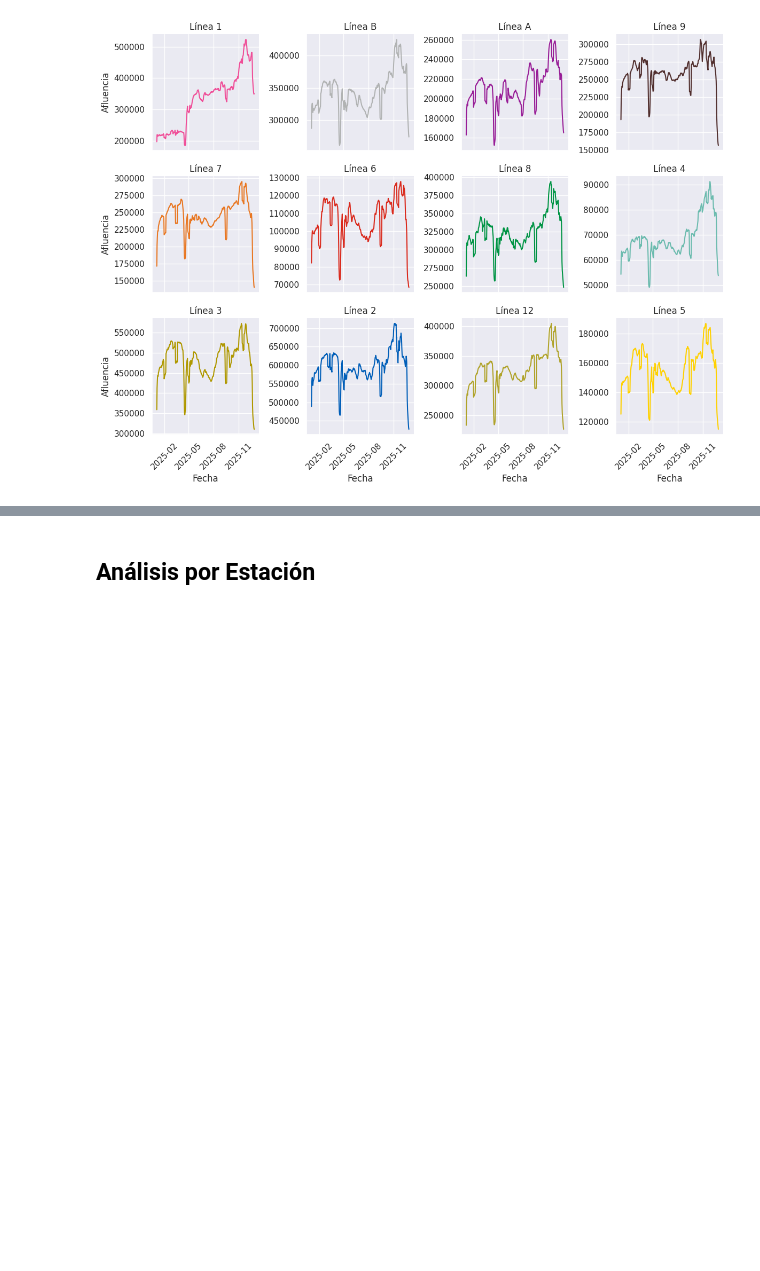
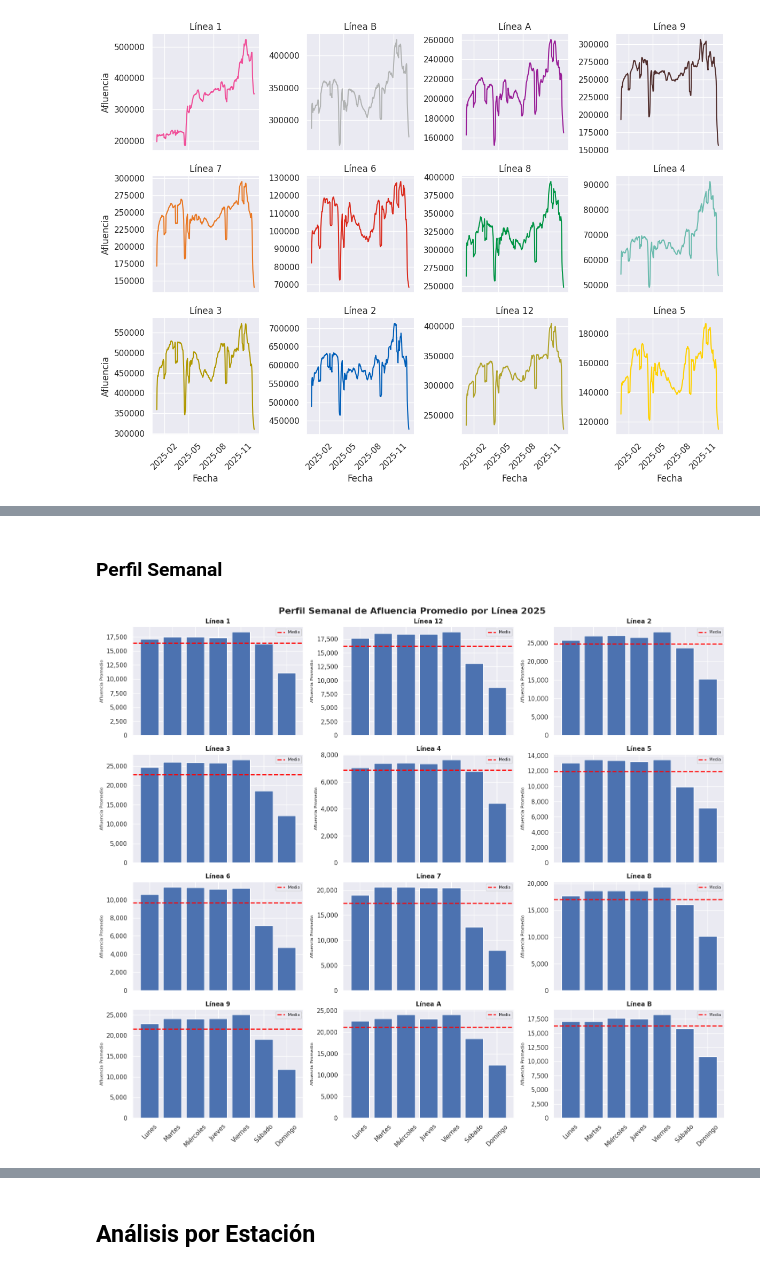
Before and after one commit to AndrsGzRo/prediccion-afluencia-metrocdmx, a Jupyter notebook: notebooks/03_eda_afluencia_2025.ipynb, the cells around one changed output, grey strips where cells are left out. Saved outputs shown, nothing was run; the diff lists cells and outputs as text; code cells hidden in the pictures; blank space fills up the shorter version.

```diff
--- a/notebooks/03_eda_afluencia_2025.ipynb
+++ b/notebooks/03_eda_afluencia_2025.ipynb
@@ -230,0 +310,40 @@ plt.show()
+# %% [markdown]
+### Perfil Semanal
+# %%
+# Afluencia total por línea en la semana
+perfil_semanal = (
+    df_2025
+    .groupby(['linea','dia_semana'])['afluencia']
+    .mean()
+    .reset_index()
+)
+
+# Subplots
+lineas = (df_2025['linea'].unique())
+n_lineas = len(lineas)
+n_cols = 3
+n_rows = int(np.ceil(n_lineas / n_cols))
+
+fig, axes = plt.subplots(n_rows, n_cols, figsize=(16, 3.5* n_rows),sharey=False,
+                         sharex=True)
+axes = axes.flatten()
+
+for i,linea in enumerate(lineas):
+    ax = axes[i]
+    datos = perfil_semanal[perfil_semanal['linea'] == linea]
+
+    ax.bar(datos['dia_semana'],datos['afluencia'])
+    ax.axhline(datos['afluencia'].mean(),color='red',linestyle='--',linewidth=2,label='Media')
+    ax.set_title(linea,fontsize=11,fontweight='bold')
+    ax.set_xlabel('')
+    ax.tick_params(axis='x',rotation=45)
+    ax.set_ylabel('Afluencia Promedio',fontsize=8)
+    ax.yaxis.set_major_formatter(mticker.FuncFormatter(lambda x,_: f'{x:,.0f}'))
+    ax.legend(fontsize=7)
+
+plt.suptitle('Perfil Semanal de Afluencia Promedio por Línea 2025',fontsize=16,
+             fontweight='bold')
+plt.tight_layout()
+plt.show()
+# %% [output]
+[figure, added]
```
Also changed, not shown: parts of 9 cells of this notebook.
